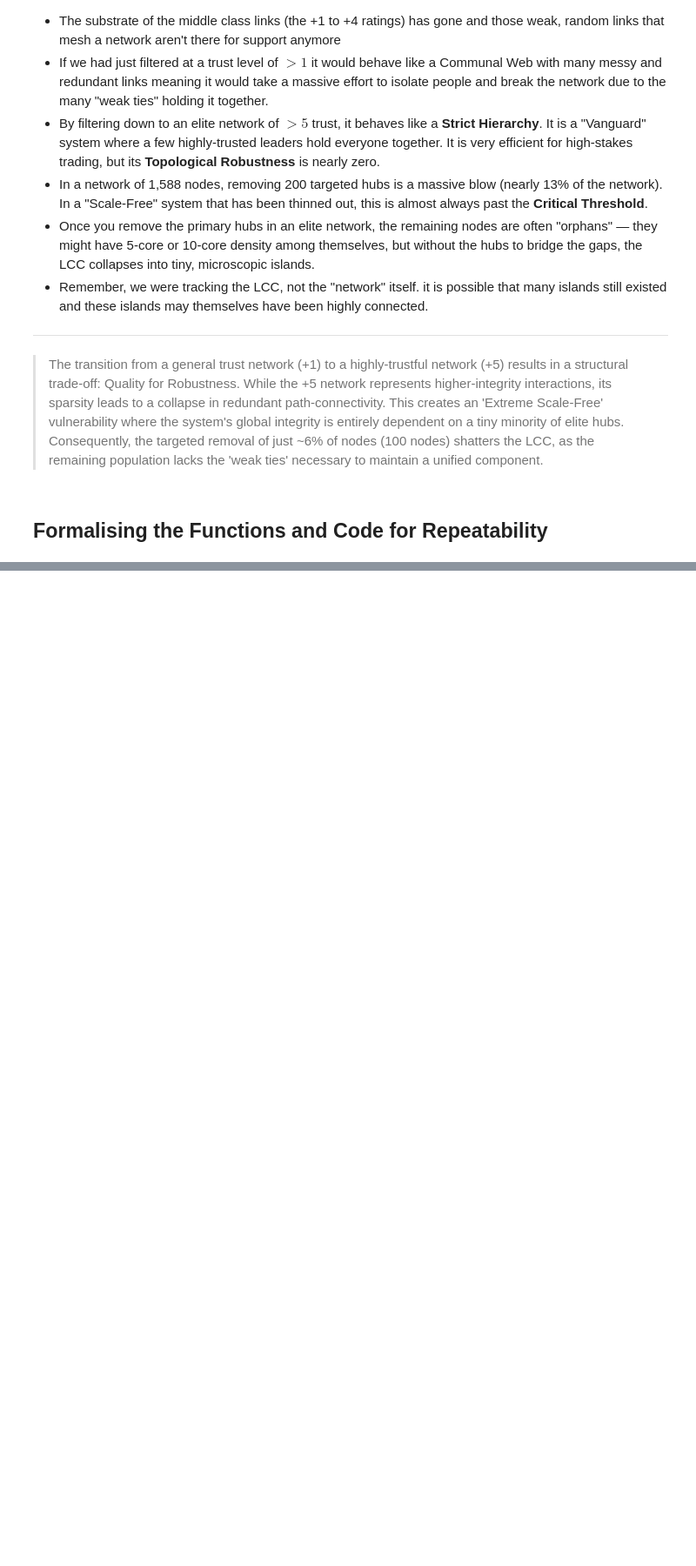
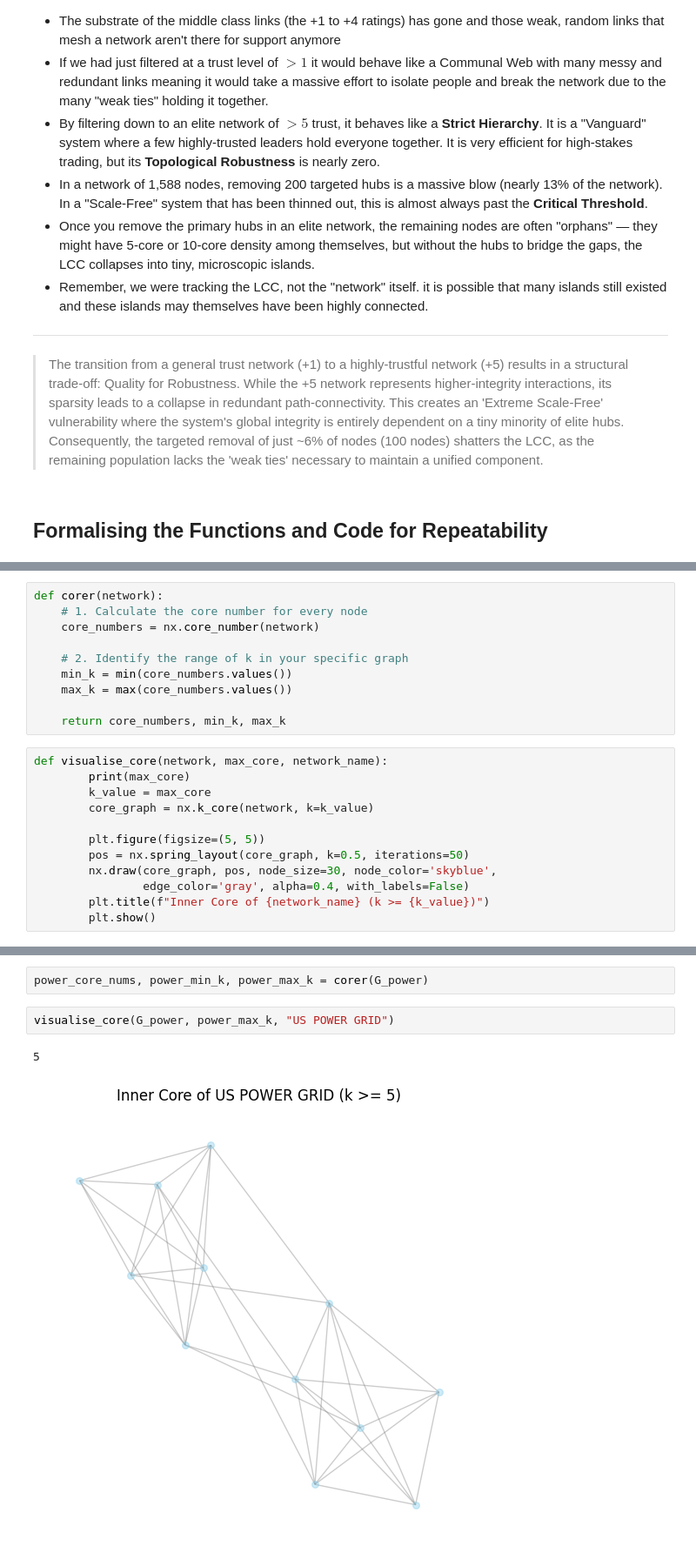
Before and after one commit to LukeBirkett/study-planner, a Jupyter notebook: 981G5_Network_Science/labs/lab_3/lab_3.ipynb, the cells around one changed output, grey strips where cells are left out. Shown at 87% size. Drawn from its saved outputs; the diff is of its cells as text; blank space fills up the shorter version.

```diff
--- a/981G5_Network_Science/labs/lab_3/lab_3.ipynb
+++ b/981G5_Network_Science/labs/lab_3/lab_3.ipynb
@@ -1028,0 +1065,22 @@ Targeted:
+# %%
+def corer(network):
+    # 1. Calculate the core number for every node
+    core_numbers = nx.core_number(network)
+
+    # 2. Identify the range of k in your specific graph
+    min_k = min(core_numbers.values())
+    max_k = max(core_numbers.values())
+
+    return core_numbers, min_k, max_k
+# %%
+def visualise_core(network, max_core, network_name):
+        print(max_core)
+        k_value = max_core
+        core_graph = nx.k_core(network, k=k_value)
+
+        plt.figure(figsize=(5, 5))
+        pos = nx.spring_layout(core_graph, k=0.5, iterations=50)
+        nx.draw(core_graph, pos, node_size=30, node_color='skyblue',
+                edge_color='gray', alpha=0.4, with_labels=False)
+        plt.title(f"Inner Core of {network_name} (k >= {k_value})")
+        plt.show()
@@ -1028,0 +1277,7 @@ Targeted:
+# %%
+power_core_nums, power_min_k, power_max_k = corer(G_power)
+# %%
+visualise_core(G_power, power_max_k, "US POWER GRID")
+# %% [output]
+5
+[figure, added]
```
Also changed, not shown: parts of 25 cells of this notebook, 3 other files.
